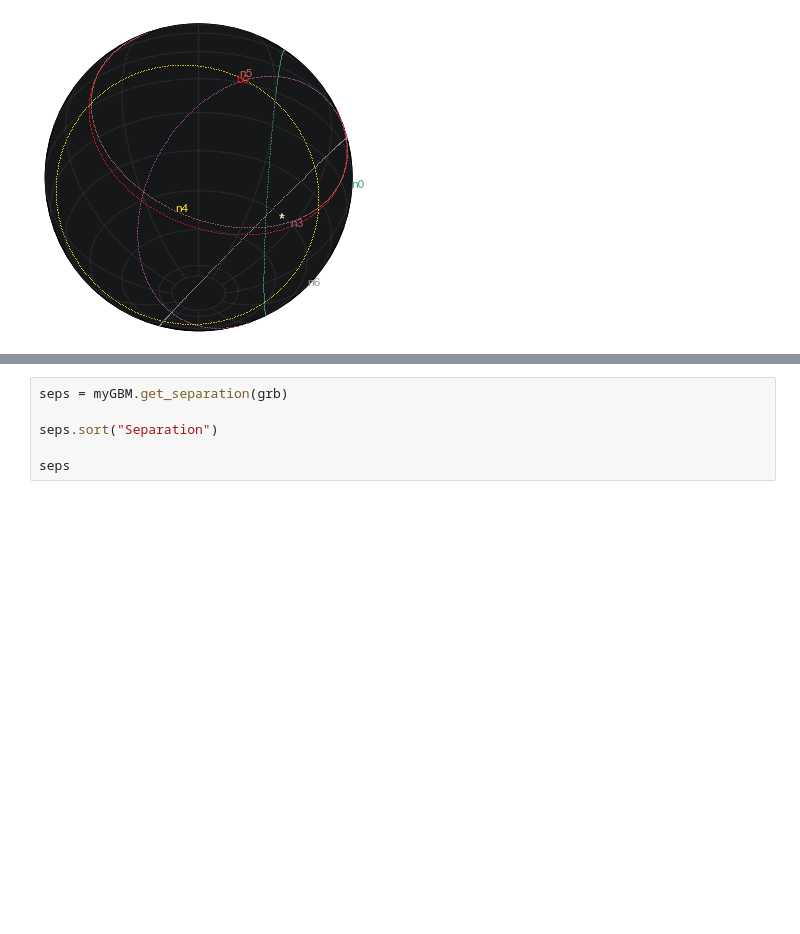
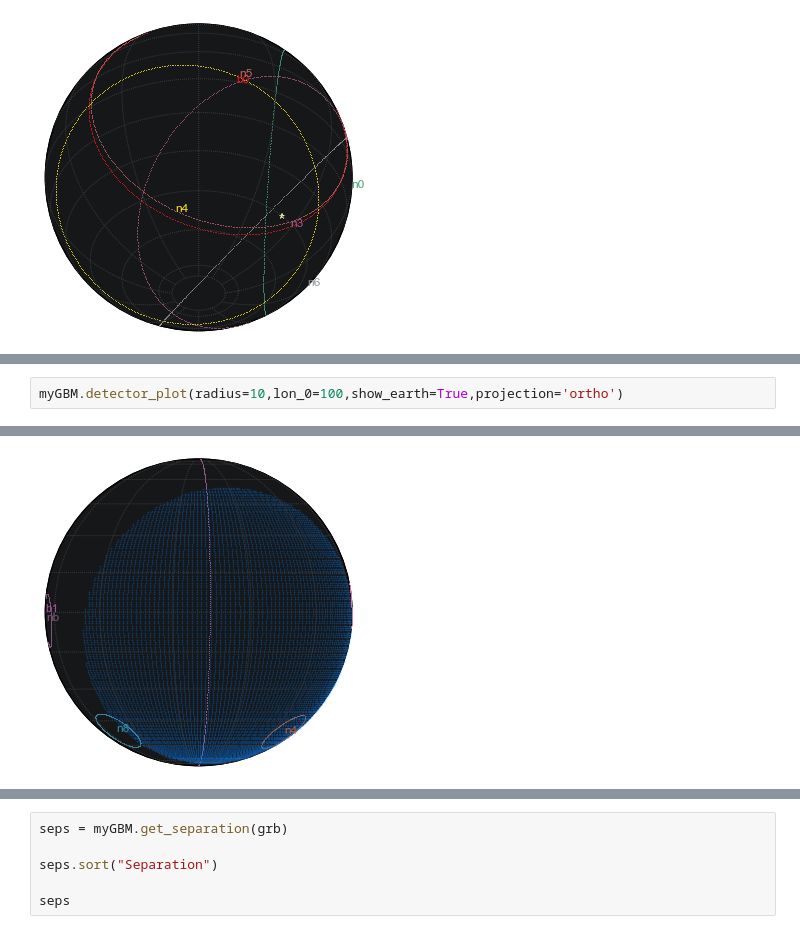
Before and after one commit to grburgess/gbmgeometry, a Jupyter notebook: examples/demo.ipynb, the cells around one changed output, grey strips where cells are left out. Cells and saved outputs as stored; diff of their text form; blank space fills up the shorter version.

```diff
--- a/examples/demo.ipynb
+++ b/examples/demo.ipynb
@@ -188,0 +201,3 @@ Warning: Cannot label parallels on Orthographic basemap
+# %%
+myGBM.detector_plot(radius=10,lon_0=100,show_earth=True,projection='ortho')
+# %% [output]
@@ -188,0 +205 @@ Warning: Cannot label parallels on Orthographic basemap
+[figure, added]
```
Also changed, not shown: parts of 13 cells of this notebook, 3 other files.
